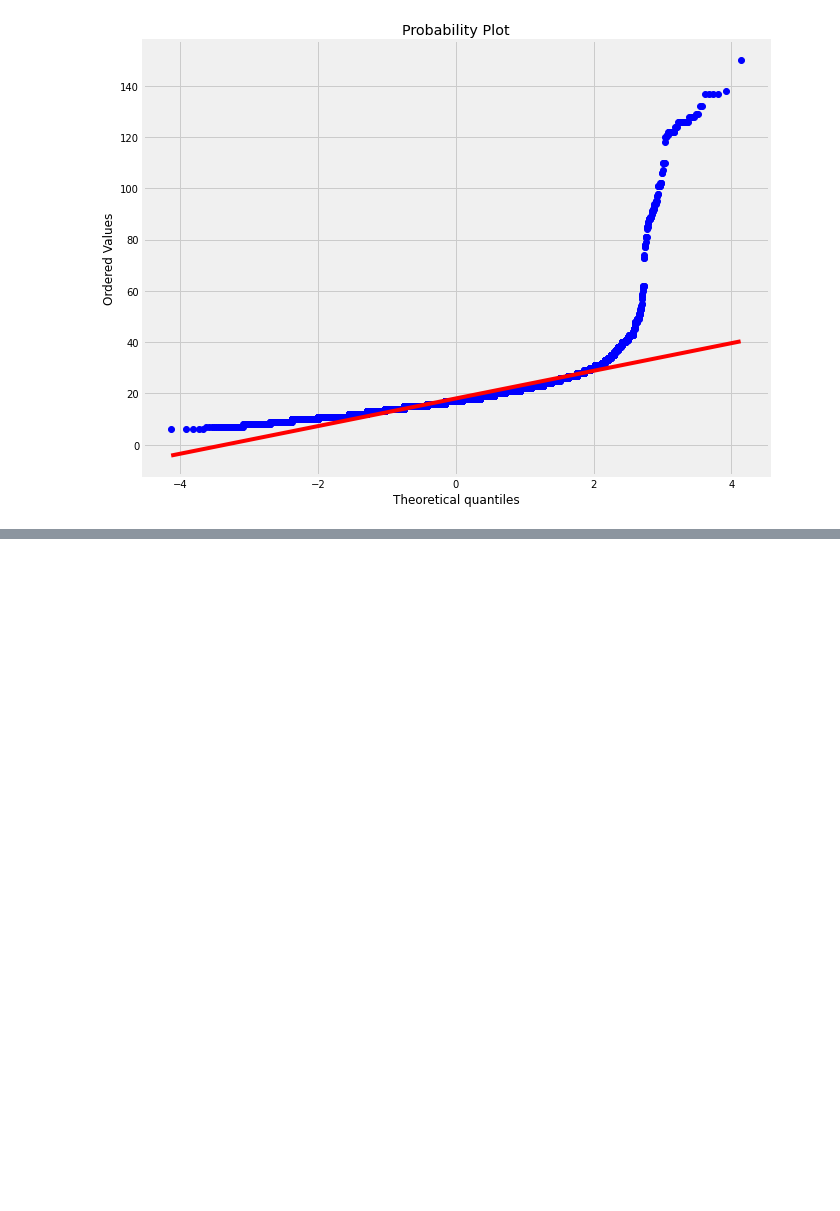
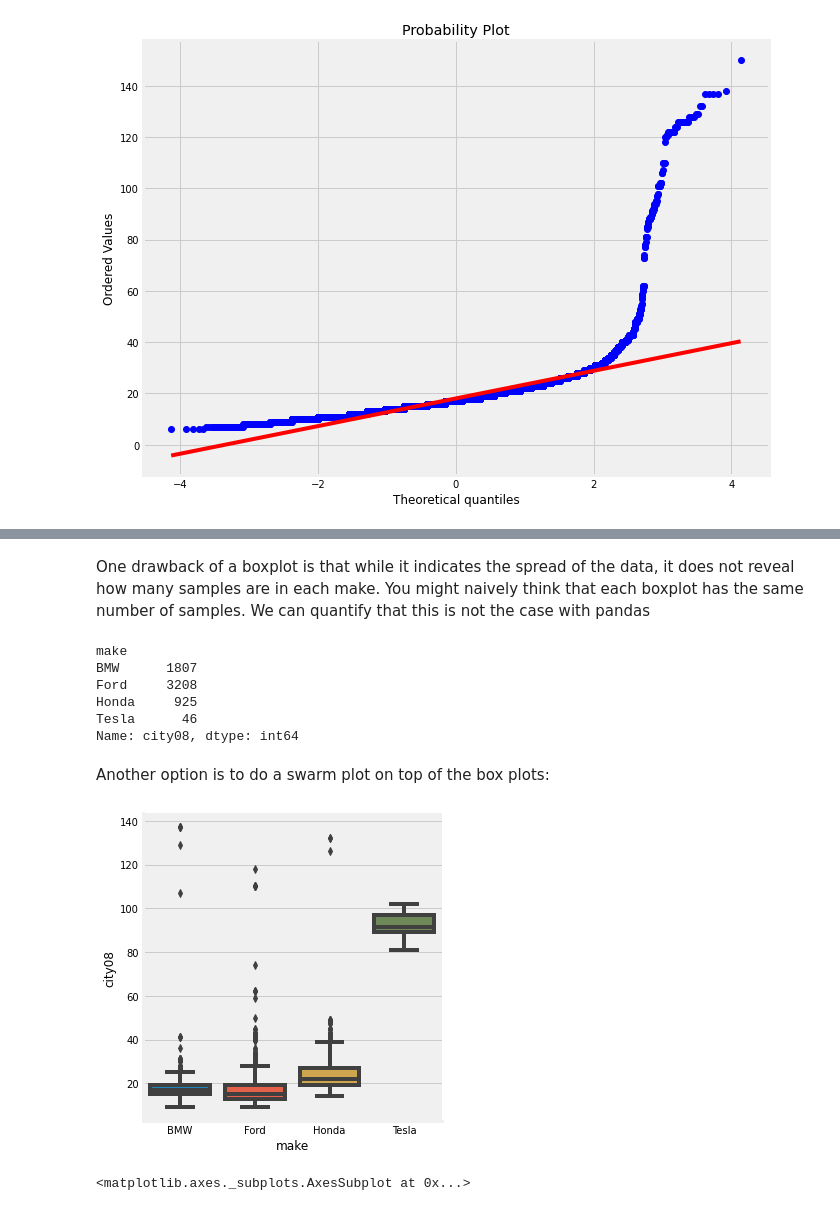
Before and after one commit to dajebbar/python-pract, a Jupyter notebook: work/data_analysis/pandas_cookbook_1.x/ch05/c5_code.ipynb, the cells around one changed output, grey strips where cells are left out. Saved outputs shown, nothing was run; the diff lists cells and outputs as text; code cells hidden in the pictures; blank space fills up the shorter version.

```diff
--- a/work/data_analysis/pandas_cookbook_1.x/ch05/c5_code.ipynb
+++ b/work/data_analysis/pandas_cookbook_1.x/ch05/c5_code.ipynb
@@ -850,0 +885,33 @@ fig.savefig("c5-conprob.png", dpi=300)
+# %% [markdown]
+One drawback of a boxplot is that while it indicates the spread of the data, it does not reveal how many samples are in each make. You might naively think that each boxplot has the same number of samples. We can quantify that this is not the case with pandas
+# %%
+fueleco[mask].groupby('make').city08.count()
+# %% [output]
+make
+BMW      1807
+Ford     3208
+Honda     925
+Tesla      46
+Name: city08, dtype: int64
+# %% [markdown]
+Another option is to do a swarm plot on top of the box plots:
+# %%
+g = sns.catplot(
+    data=fueleco[mask],
+    x='make',
+    y='city08',
+    kind='box',
+)
+# %% [output]
+[figure, added]
+# %%
+sns.swarmplot(
+    x="make",
+    y="city08",
+    data=fueleco[mask],
+    color="k",
+    size=1,
+    ax=g.ax,
+)
+# %% [output]
+<matplotlib.axes._subplots.AxesSubplot at 0x...>
```
Also changed, not shown: parts of 14 cells of this notebook.
